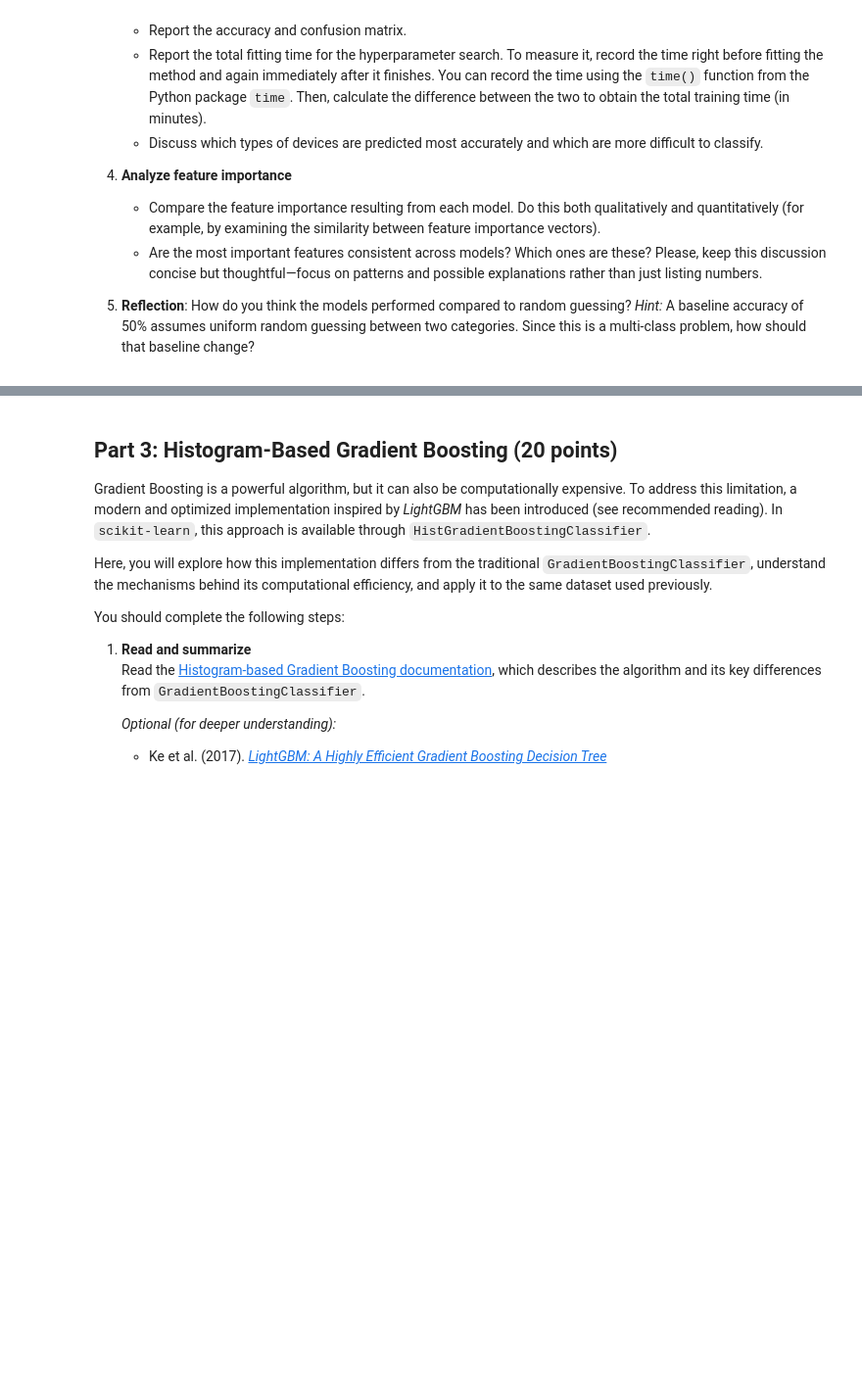
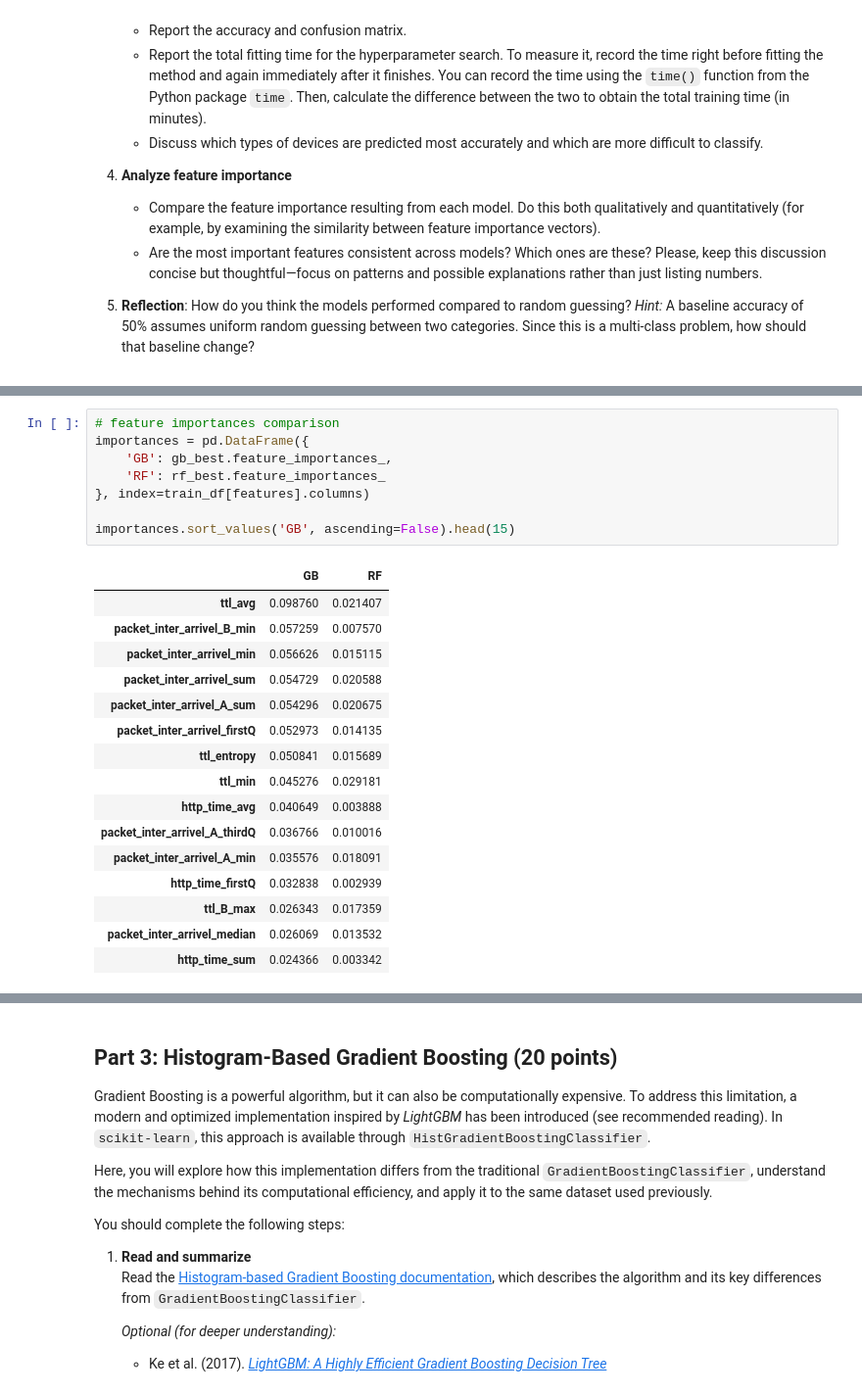
Before and after one commit to Ryanmh1024/machine_learning_lab01, a Jupyter notebook: 07-iot-ensemble-classification.ipynb, the cells around one changed output, grey strips where cells are left out. Shown at 98% size. Cells and saved outputs as stored; diff of their text form; blank space fills up the shorter version.

```diff
--- a/07-iot-ensemble-classification.ipynb
+++ b/07-iot-ensemble-classification.ipynb
@@ -171,0 +290,25 @@ Your tasks are:
+# %%
+# feature importances comparison
+importances = pd.DataFrame({
+    'GB': gb_best.feature_importances_,
+    'RF': rf_best.feature_importances_
+}, index=train_df[features].columns)
+
+importances.sort_values('GB', ascending=False).head(15)
+# %% [output]
+|  | GB | RF |
+| ttl_avg | 0.098760 | 0.021407 |
+| packet_inter_arrivel_B_min | 0.057259 | 0.007570 |
+| packet_inter_arrivel_min | 0.056626 | 0.015115 |
+| packet_inter_arrivel_sum | 0.054729 | 0.020588 |
+| packet_inter_arrivel_A_sum | 0.054296 | 0.020675 |
+| packet_inter_arrivel_firstQ | 0.052973 | 0.014135 |
+| ttl_entropy | 0.050841 | 0.015689 |
+| ttl_min | 0.045276 | 0.029181 |
+| http_time_avg | 0.040649 | 0.003888 |
+| packet_inter_arrivel_A_thirdQ | 0.036766 | 0.010016 |
+| packet_inter_arrivel_A_min | 0.035576 | 0.018091 |
+| http_time_firstQ | 0.032838 | 0.002939 |
+| ttl_B_max | 0.026343 | 0.017359 |
+| packet_inter_arrivel_median | 0.026069 | 0.013532 |
+| http_time_sum | 0.024366 | 0.003342 |
```
Also changed, not shown: parts of 15 cells of this notebook.
